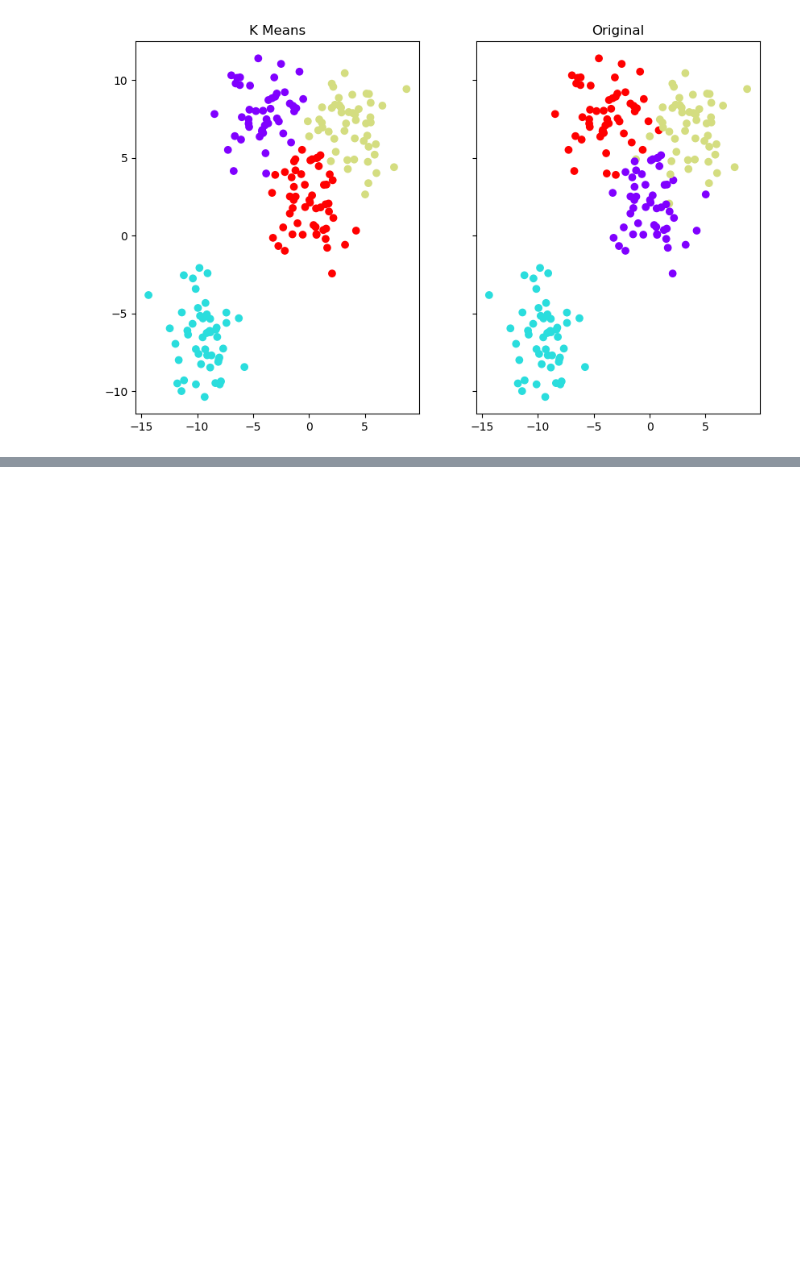
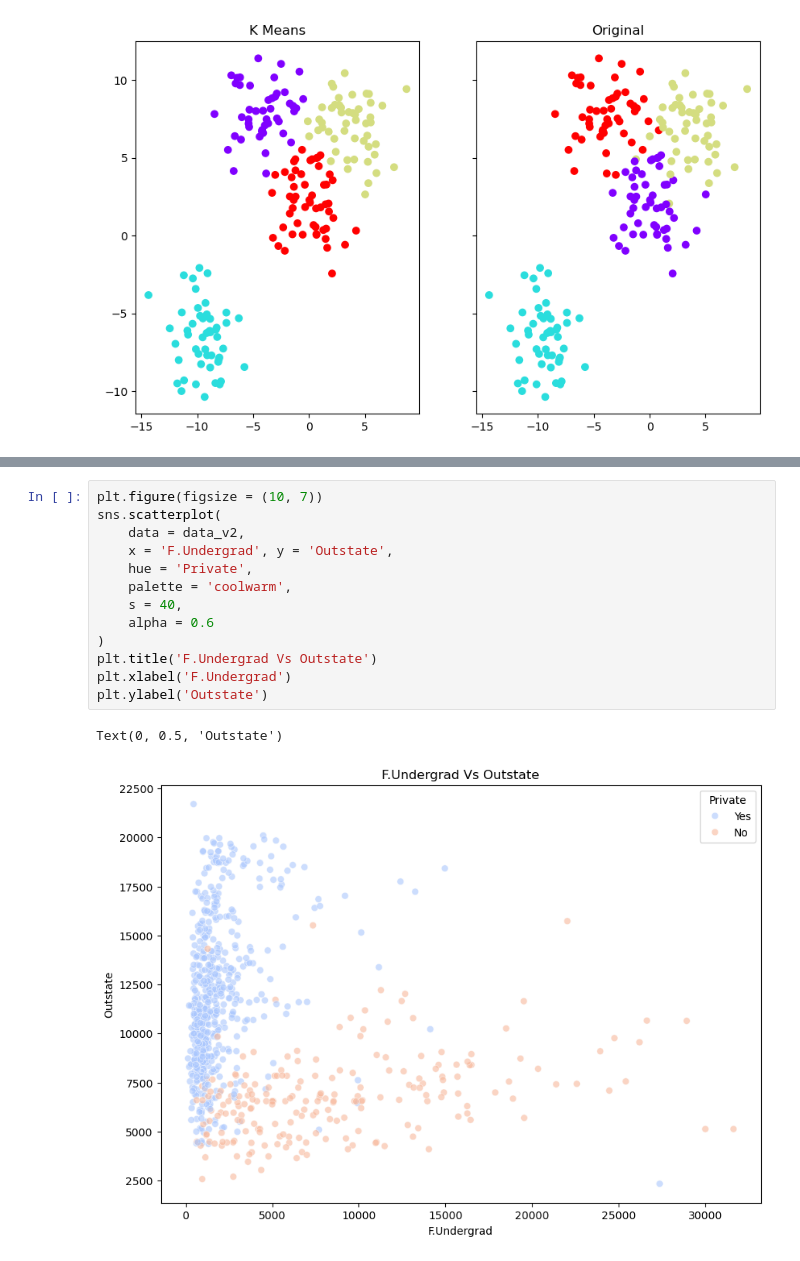
Before and after one commit to Malinda1/machine-learning_course_01, a Jupyter notebook: K_Mean_Clustering/K_Mean_Clustering_classification.ipynb, the cells around one changed output, grey strips where cells are left out. Drawn from its saved outputs; the diff is of its cells as text; blank space fills up the shorter version.

```diff
--- a/K_Mean_Clustering/K_Mean_Clustering_classification.ipynb
+++ b/K_Mean_Clustering/K_Mean_Clustering_classification.ipynb
@@ -79,0 +159,16 @@ ax2.scatter(
+# %%
+plt.figure(figsize = (10, 7))
+sns.scatterplot(
+    data = data_v2,
+    x = 'F.Undergrad', y = 'Outstate',
+    hue = 'Private',
+    palette = 'coolwarm',
+    s = 40,
+    alpha = 0.6
+)
+plt.title('F.Undergrad Vs Outstate')
+plt.xlabel('F.Undergrad')
+plt.ylabel('Outstate')
+# %% [output]
+Text(0, 0.5, 'Outstate')
+[figure, added]
```
Also changed, not shown: parts of 19 cells of this notebook.
